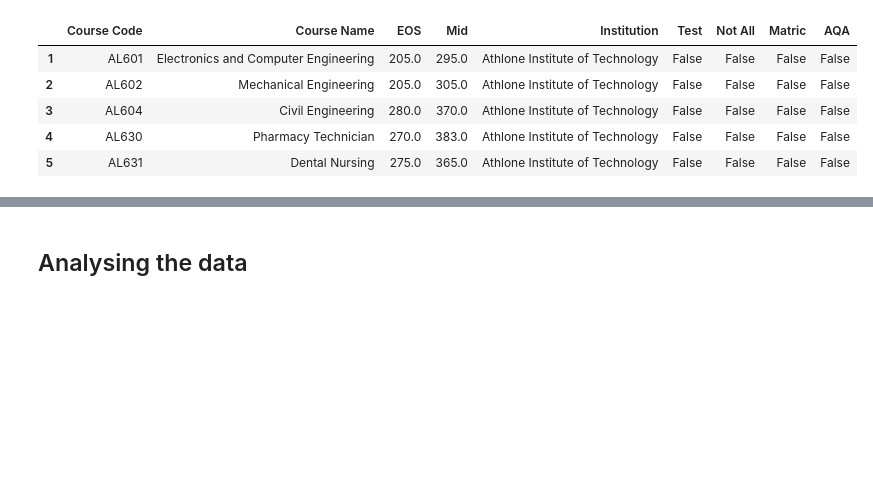
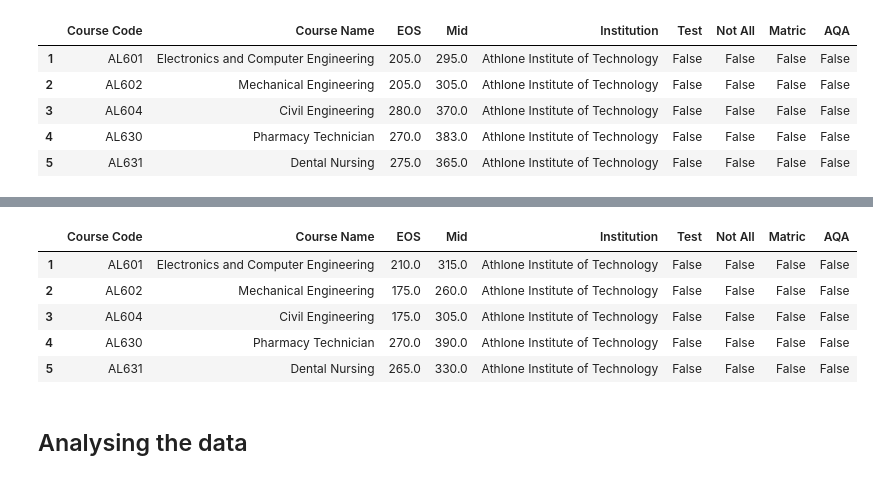
Before and after one commit to fod/fundamentals-data-analysis, a Jupyter notebook: cao.ipynb, the cells around one changed output, grey strips where cells are left out. Drawn from its saved outputs; the diff is of its cells as text; code cells hidden in the pictures; blank space fills up the shorter version.

```diff
--- a/cao.ipynb
+++ b/cao.ipynb
@@ -480,3 +495,16 @@ df76_16.head()
+# %%
+# read the level 76 pdf, extracting tables into a single dataframe
+pdf_path = os.path.join(data_dir, "cao_2015_lvl76.pdf")
+df76_15 = read_cao_pdf(pdf_path, header_row=13)
+
+df76_15.head()
+# %% [output]
+|  | Course Code | Course Name | EOS | Mid | Institution | Test | Not All | Matric | AQA |
+| 1 | AL601 | Electronics and Computer Engineering | 210.0 | 315.0 | Athlone Institute of Technology | False | False | False | False |
+| 2 | AL602 | Mechanical Engineering | 175.0 | 260.0 | Athlone Institute of Technology | False | False | False | False |
+| 3 | AL604 | Civil Engineering | 175.0 | 305.0 | Athlone Institute of Technology | False | False | False | False |
+| 4 | AL630 | Pharmacy Technician | 270.0 | 390.0 | Athlone Institute of Technology | False | False | False | False |
+| 5 | AL631 | Dental Nursing | 265.0 | 330.0 | Athlone Institute of Technology | False | False | False | False |
 # %% [markdown]
 ## Analysing the data
 # %%
```
Also changed, not shown: parts of 2 cells of this notebook.
